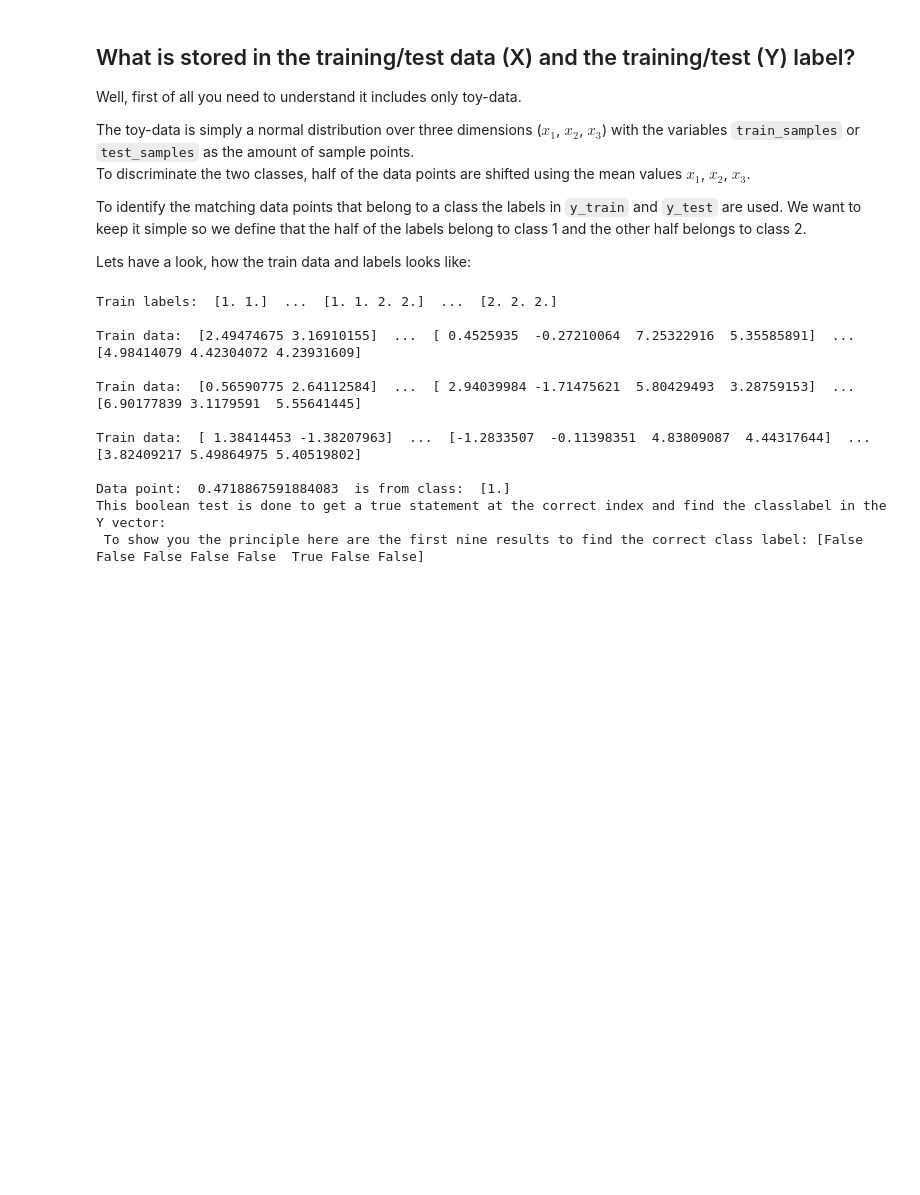
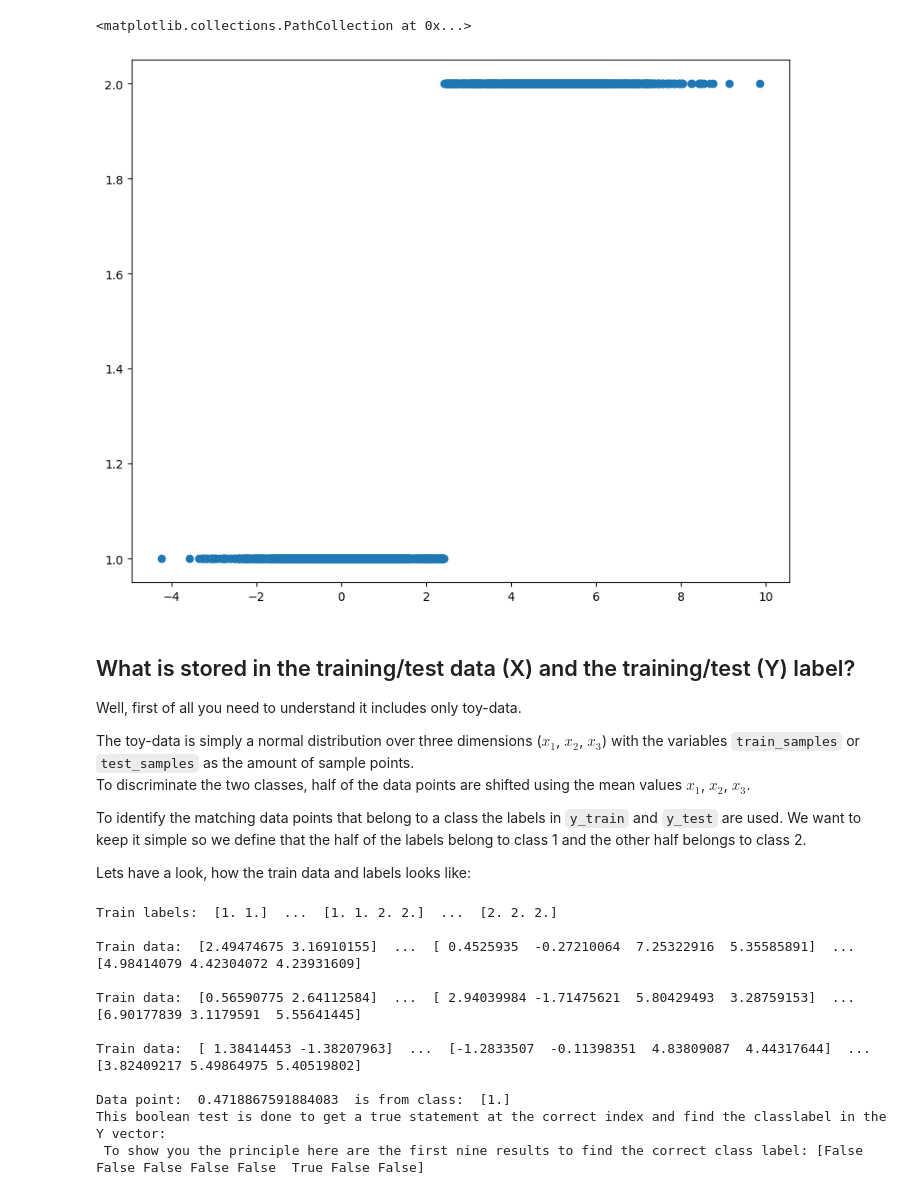
Before and after one commit to JaxRaffnix/Neuronale-Netze, a Jupyter notebook: 02_SimpleClassification.ipynb, the cells around one changed output. Cells and saved outputs as stored; diff of their text form; code cells hidden in the pictures; blank space fills up the shorter version.

```diff
--- a/02_SimpleClassification.ipynb
+++ b/02_SimpleClassification.ipynb
@@ -100,6 +103,11 @@ x1[y_test==2]+=4.8 # separate class 1 from class 2 in the toy data
 x2[y_test==2]+=4.9
 x3[y_test==2]+=5.3
 X_test = np.array([x1, x2, x3])
+# %%
+plt.scatter(np.sort(X_train[0]), y_train)
+# %% [output]
+<matplotlib.collections.PathCollection at 0x...>
+[figure, added]
 # %% [markdown]
 ## What is stored in the training/test data (X) and the training/test (Y) label?
 
```
Also changed, not shown: parts of 14 cells of this notebook.
